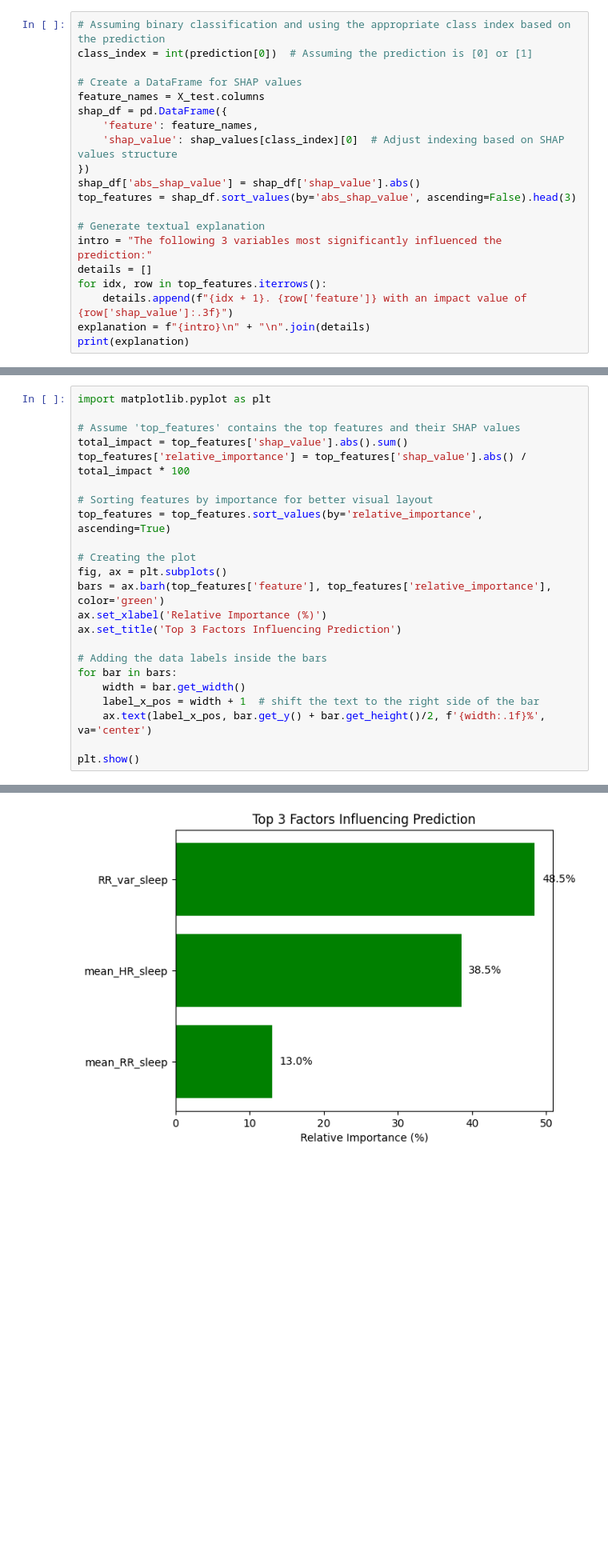
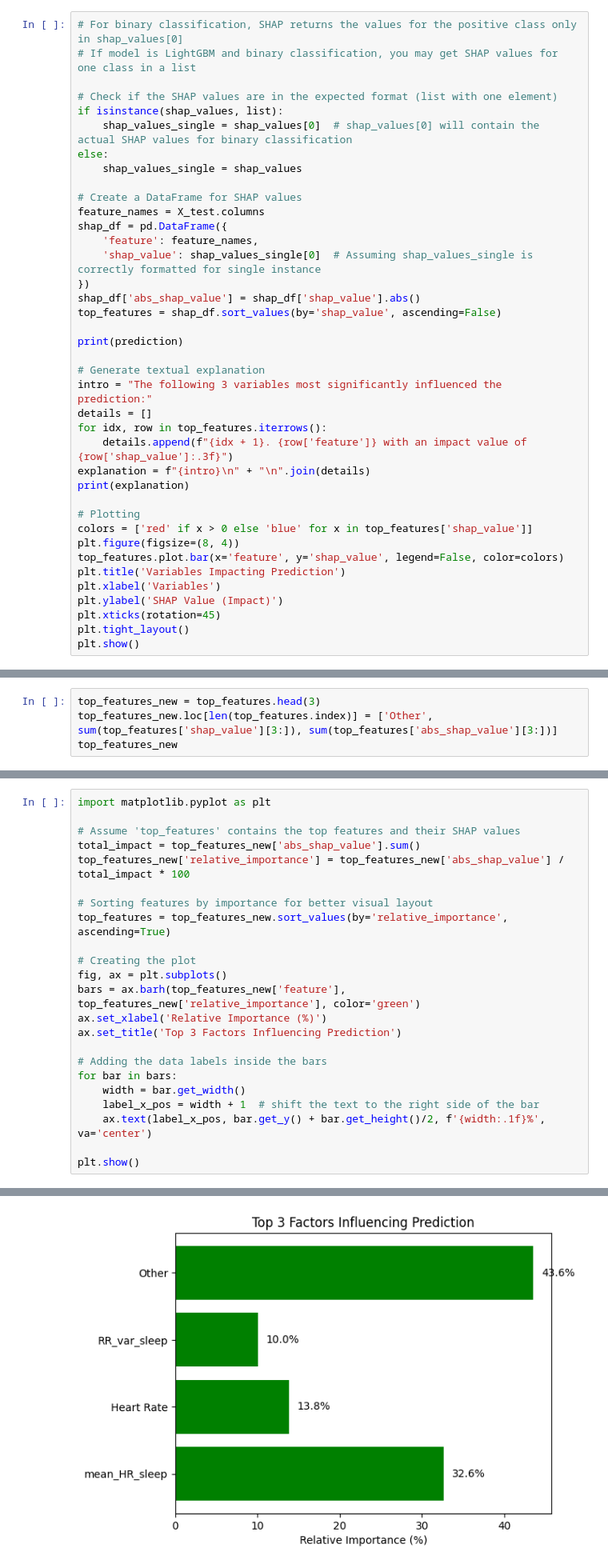
Before and after one commit to y-ghoneim/SDProject32, a Jupyter notebook: Notebooks/SHAP FB testing.ipynb, the cells around one changed output, grey strips where cells are left out. Shown at 80% size. Cells and saved outputs as stored; diff of their text form; blank space fills up the shorter version.

```diff
--- a/Notebooks/SHAP FB testing.ipynb
+++ b/Notebooks/SHAP FB testing.ipynb
@@ -23,17 +46,25 @@ shap_values = explainer.shap_values(single_record)
 # Predict the outcome using the model
 prediction = model.predict(single_record)
 # %%
-# Assuming binary classification and using the appropriate class index based on the prediction
-class_index = int(prediction[0])  # Assuming the prediction is [0] or [1]
+# For binary classification, SHAP returns the values for the positive class only in shap_values[0]
+# If model is LightGBM and binary classification, you may get SHAP values for one class in a list
+
+# Check if the SHAP values are in the expected format (list with one element)
+if isinstance(shap_values, list):
+    shap_values_single = shap_values[0]  # shap_values[0] will contain the actual SHAP values for binary classification
+else:
+    shap_values_single = shap_values
 
 # Create a DataFrame for SHAP values
 feature_names = X_test.columns
 shap_df = pd.DataFrame({
     'feature': feature_names,
-    'shap_value': shap_values[class_index][0]  # Adjust indexing based on SHAP values structure
+    'shap_value': shap_values_single[0]  # Assuming shap_values_single is correctly formatted for single instance
 })
 shap_df['abs_shap_value'] = shap_df['shap_value'].abs()
-top_features = shap_df.sort_values(by='abs_shap_value', ascending=False).head(3)
+top_features = shap_df.sort_values(by='shap_value', ascending=False)
+
+print(prediction)
 
 # Generate textual explanation
 intro = "The following 3 variables most significantly influenced the prediction:"
@@ -42,4 +73,15 @@ for idx, row in top_features.iterrows():
     details.append(f"{idx + 1}. {row['feature']} with an impact value of {row['shap_value']:.3f}")
 explanation = f"{intro}\n" + "\n".join(details)
 print(explanation)
+
+# Plotting
+colors = ['red' if x > 0 else 'blue' for x in top_features['shap_value']]
+plt.figure(figsize=(8, 4))
+top_features.plot.bar(x='feature', y='shap_value', legend=False, color=colors)
+plt.title('Variables Impacting Prediction')
+plt.xlabel('Variables')
+plt.ylabel('SHAP Value (Impact)')
+plt.xticks(rotation=45)
+plt.tight_layout()
+plt.show()
 # %% [output]
@@ -178,0 +143,4 @@ plt.show()
+# %%
+top_features_new = top_features.head(3)
+top_features_new.loc[len(top_features.index)] = ['Other', sum(top_features['shap_value'][3:]), sum(top_features['abs_shap_value'][3:])]
+top_features_new
@@ -180,15 +158,15 @@ plt.show()
 import matplotlib.pyplot as plt
 
 # Assume 'top_features' contains the top features and their SHAP values
-total_impact = top_features['shap_value'].abs().sum()
-top_features['relative_importance'] = top_features['shap_value'].abs() / total_impact * 100
+total_impact = top_features_new['abs_shap_value'].sum()
+top_features_new['relative_importance'] = top_features_new['abs_shap_value'] / total_impact * 100
 
 # Sorting features by importance for better visual layout
-top_features = top_features.sort_values(by='relative_importance', ascending=True)
+top_features = top_features_new.sort_values(by='relative_importance', ascending=True)
 
 # Creating the plot
 fig, ax = plt.subplots()
-bars = ax.barh(top_features['feature'], top_features['relative_importance'], color='green')
+bars = ax.barh(top_features_new['feature'], top_features_new['relative_importance'], color='green')
 ax.set_xlabel('Relative Importance (%)')
 ax.set_title('Top 3 Factors Influencing Prediction')
 
@@ -203,3 +186,3 @@ plt.show()
-[figure, old version]
+[figure, new version]
 # %%
 import matplotlib.pyplot as plt
```
Also changed, not shown: parts of 14 cells of this notebook, 1 other file.
